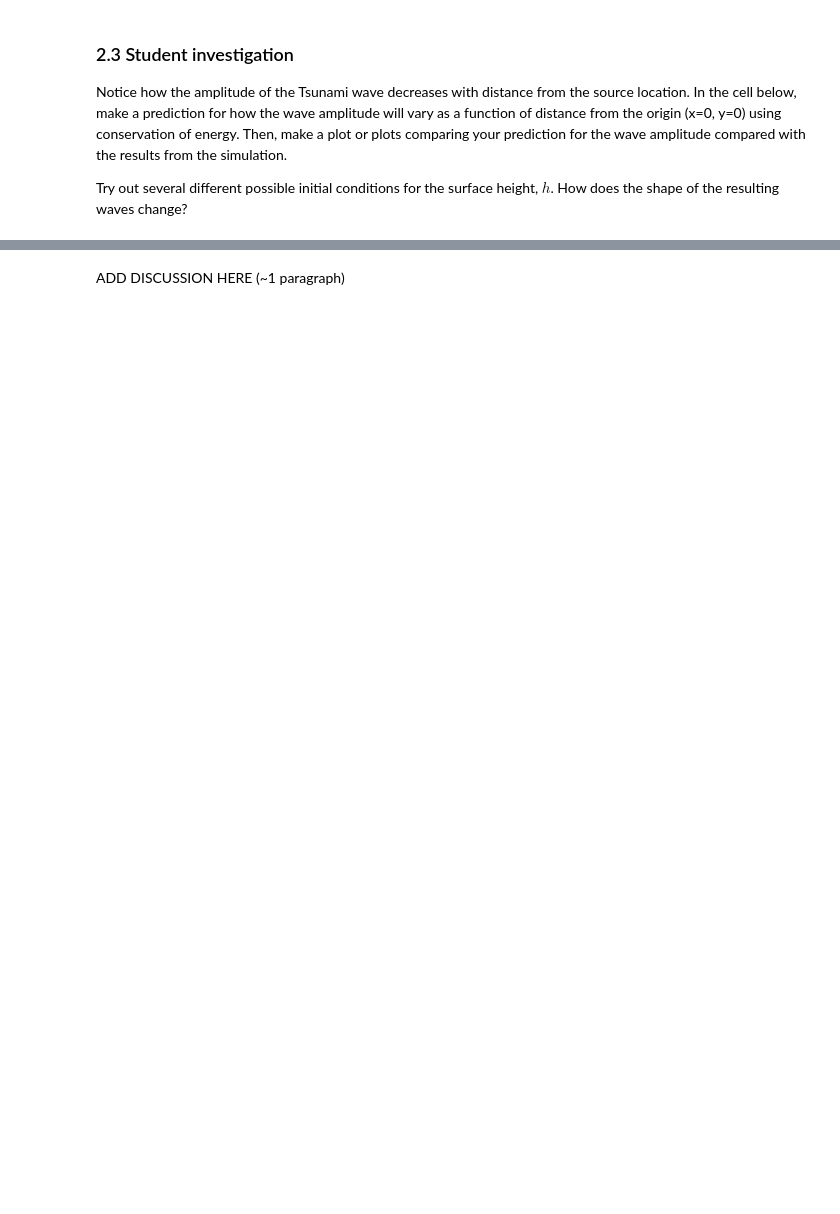
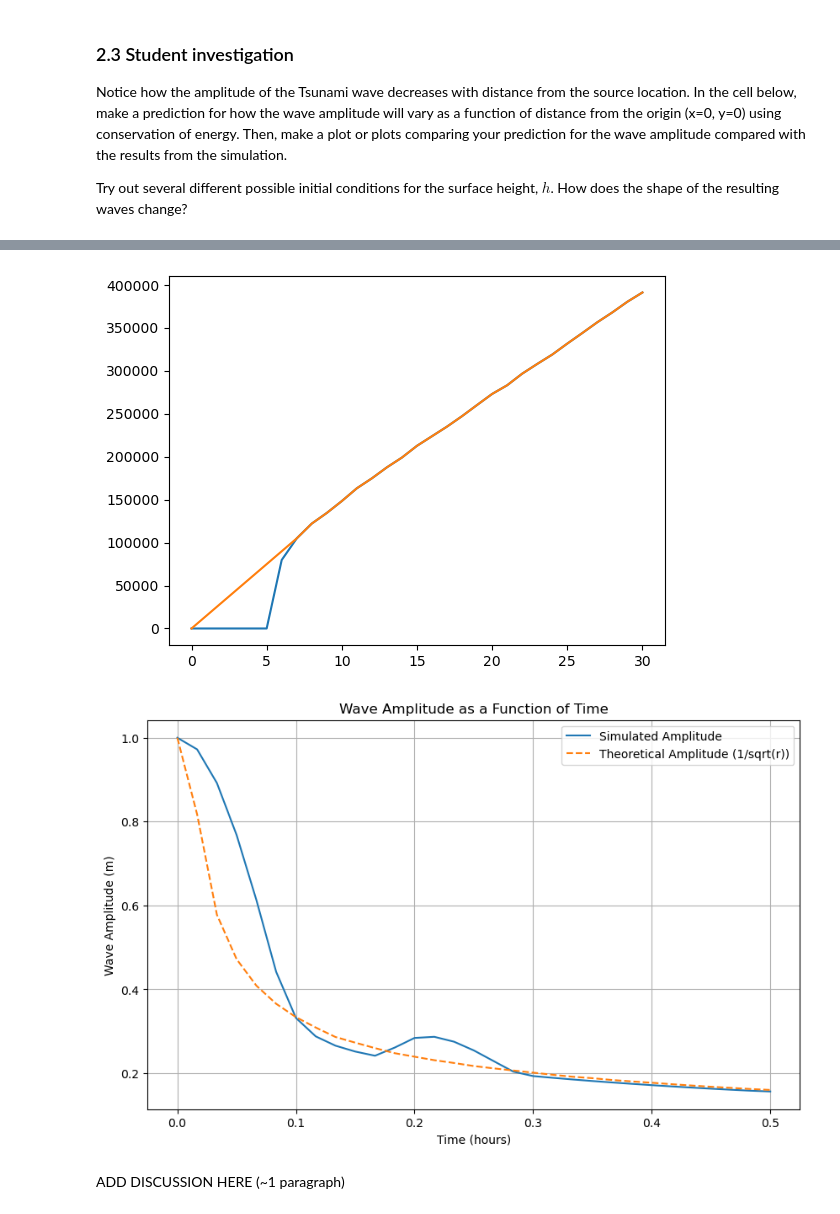
Before and after one commit to Sam0fc/QCES, a Jupyter notebook: Project3_tsunami.ipynb, the cells around one changed output, grey strips where cells are left out. Drawn from its saved outputs; the diff is of its cells as text; code cells hidden in the pictures; blank space fills up the shorter version.

```diff
--- a/Project3_tsunami.ipynb
+++ b/Project3_tsunami.ipynb
@@ -477,2 +493,37 @@ i.e. $\eta \sim \frac{H^2}{\sqrt{x^2 + y^2}}$
+# %%
+# Calculate the maximum amplitude of the wave at each time step
+max_amplitude = np.max(np.abs(h_save), axis=(1, 2))
+# Find the location of the maximum amplitude in both x and y at each time step.
+max_amplitude_location = []
+for index, t in enumerate(t_save):
+    max_amplitude_location.append(np.unravel_index(np.argmax(h_save[index], axis=None), h_save[0].shape))
+
+# Calculate the straight line distance from the origin
+distances = np.sqrt((np.array(max_amplitude_location)[:, 0] / Nx * Lx - Lx / 2)**2 +
+                    (np.array(max_amplitude_location)[:, 1] / Ny * Ly - Ly / 2)**2)
+
+# Interpolate from 0 to the first non-zero value in distances
+plt.plot(distances)
+first_non_zero_index = np.argmax(distances > 100000)
+distances[:first_non_zero_index+1] = np.linspace(0, distances[first_non_zero_index], first_non_zero_index+1)
+
+plt.plot(distances)
+# Calculate the theoretical amplitude of the wave at each time step
+theoretical_amplitude = 1000/ np.sqrt(distances)
+theoretical_amplitude /= 10 #arbritary scale
+theoretical_amplitude[0] = 1
+# Plot
+plt.figure(figsize=(10, 6))
+plt.plot(np.array(t_save) / hour, max_amplitude, label='Simulated Amplitude')
+plt.plot(np.array(t_save) / hour, theoretical_amplitude, label='Theoretical Amplitude (1/sqrt(r))', linestyle='--')
+plt.xlabel('Time (hours)')
+plt.ylabel('Wave Amplitude (m)')
+plt.title('Wave Amplitude as a Function of Time')
+plt.legend()
+plt.grid(True)
+plt.show()
+# %% [output]
+[figure, added]
+[figure, added]
 # %% [markdown]
 ADD DISCUSSION HERE (~1 paragraph)
```
Also changed, not shown: parts of 24 cells of this notebook, 4 other files.
